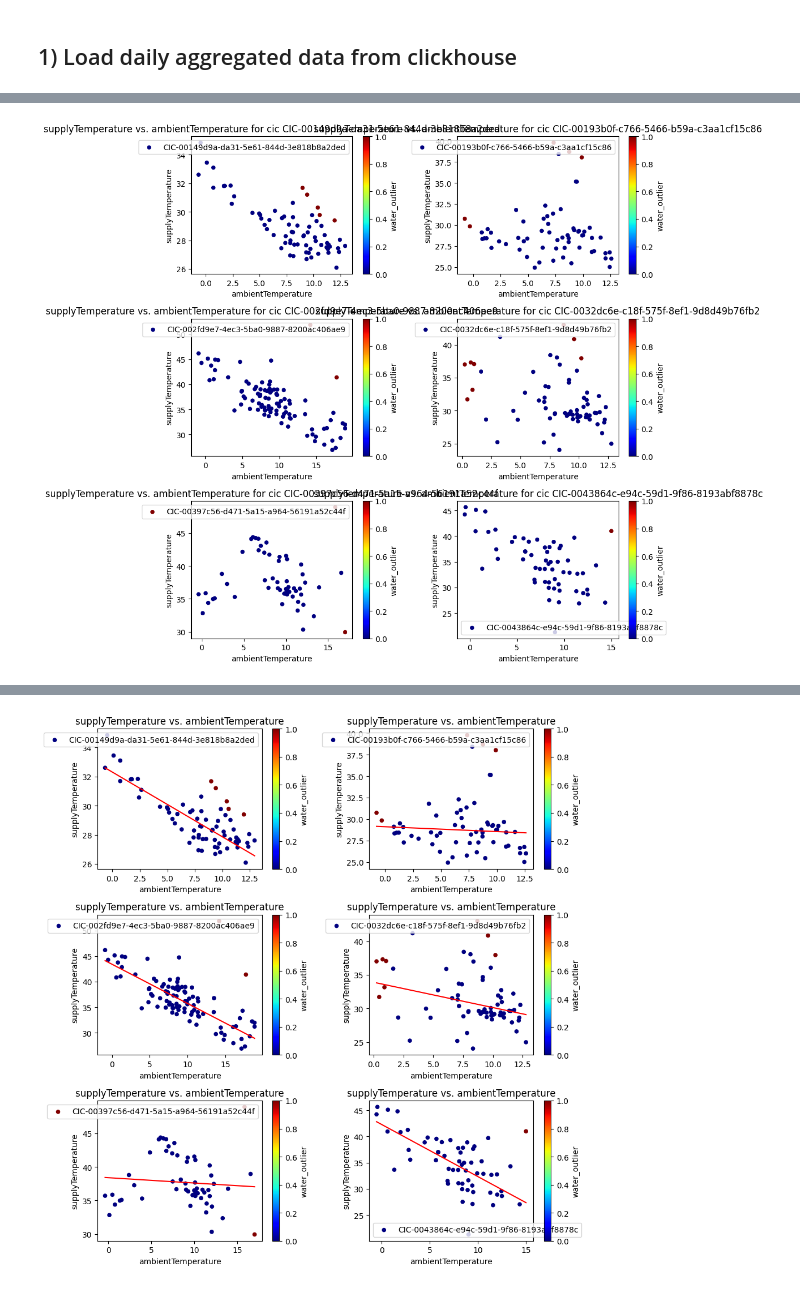
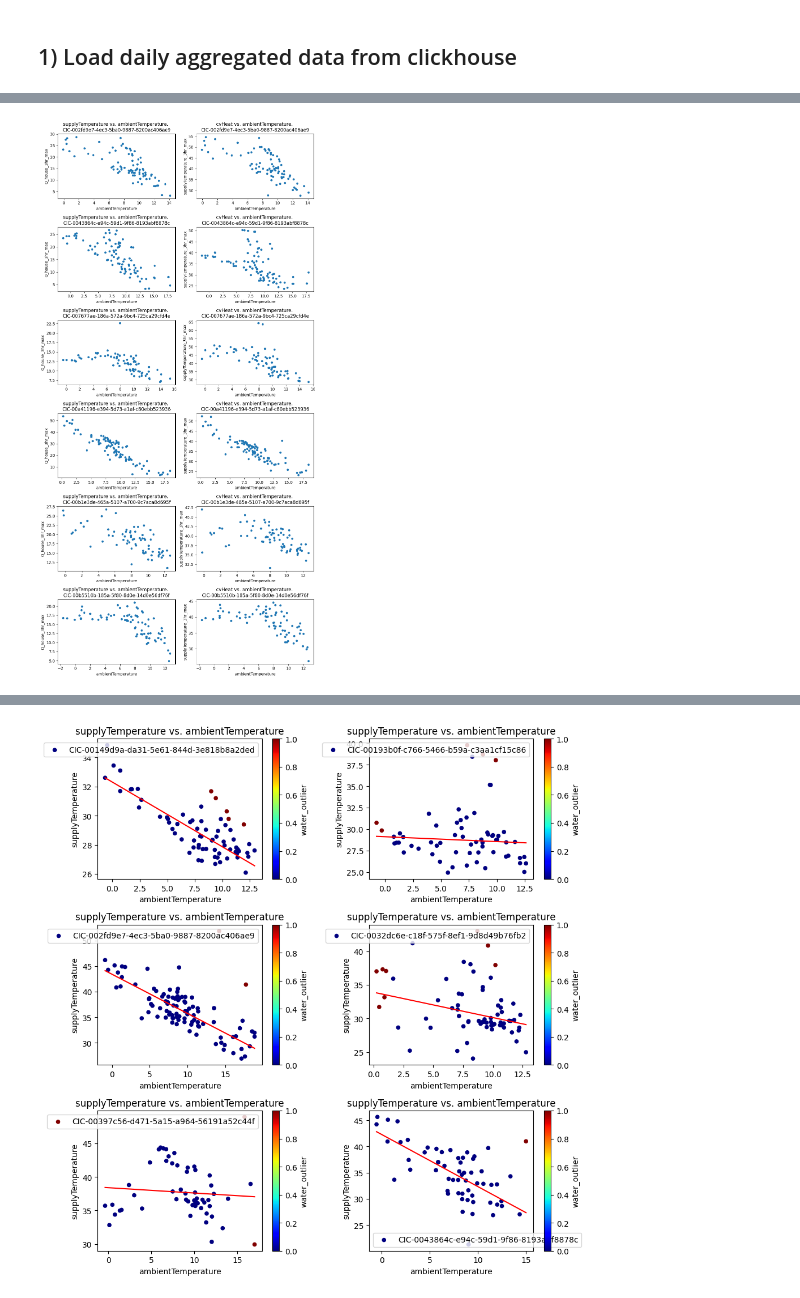
Before and after one commit to season0112/quatt_data_analysis, a Jupyter notebook: all-e-market-research/all-e-market-research.ipynb, the cells around one changed output, grey strips where cells are left out. Drawn from its saved outputs; the diff is of its cells as text; code cells hidden in the pictures.

```diff
--- a/all-e-market-research/all-e-market-research.ipynb
+++ b/all-e-market-research/all-e-market-research.ipynb
@@ -463,7 +465,7 @@ del HOST_CH, USERNAME_CH, PASSWORD_CH
 # %%
 # Get data from a 100 CiCs
 LOAD_LOCAL_DATA = True
-SAVE_LOCAL_DATA = True
+SAVE_LOCAL_DATA = False
 
 filename = 'CH_data.csv'
 filepath = path.join(os.getcwd(), 'data', filename)
@@ -471,7 +473,7 @@ filepath = path.join(os.getcwd(), 'data', filename)
 if LOAD_LOCAL_DATA:
     df_cics = pd.read_csv(filepath)
 else:
-    num_cics = 4000
+    num_cics = 5000
     start_date = '2023-08-01'
     # end_date = '2023-04-30'
     cic_stats_table = 'cic_stats'
@@ -540,0 +743,12 @@ else:
+# %%
+# df_cics['dm'] = df_cics['d'].dt.strftime('%m-%d')
+df_cics.sort_values(by='d', inplace=True)
+ax = df_cics.plot(kind='scatter', y='ambientTemperature', x='d', figsize=[30, 6], c='ambientTemperature', cmap='jet', rot=45, alpha=0.3, grid=True)
+
+# Customizing to show every other label
+labels = ax.get_xticklabels()
+for i, label in enumerate(labels):
+    if i % 2 != 0:  # Hide every other label
+        label.set_visible(False)
+
+plt.show()
@@ -601,29 +826,39 @@ Mean of empty slice
+# %%
+df_cics['cv_ratio'] = df_cics['Q_cv'] / df_cics['Q_house']
 # %%
-# plot supplyTemperature vs. ambientTemperature for several cic's using seaborn
+# plot supplyTemperature vs. ambientTemperature for several cic's
 import seaborn as sns
 import matplotlib.pyplot as plt
 cics = df_cics['cic_id'].unique()
 
-fig, axs = plt.subplots(3, 2, figsize=(10, 10))
+fig, axs = plt.subplots(6, 2, figsize=(10, 20))
 axs = axs.flatten()  # Flatten the array of axes to easily iterate over it
 
 for i, cic in enumerate(cics[:6]):  # Change the slice to select the first 6 cics
-    df_cic = df_cics[df_cics['cic_id'] == cic]
-    df_cic.plot(kind='scatter', x='ambientTemperature', y='supplyTemperature',
-                c='water_outlier', cmap='jet', ax=axs[i], label=cic, colorbar=True)
-    axs[i].set_title(f'supplyTemperature vs. ambientTemperature for cic {cic}')
-    axs[i].legend()
+    df_cic = df_cics[df_cics['cic_id'] == cics[i+6]]
+    df_cic.plot(kind='scatter', x='ambientTemperature', y='Q_house_3hr_max',
+                # c='heat_outlier', cmap='jet',
+                ax=axs[i*2], label=cic)
+    axs[i*2].set_title(f'supplyTemperature vs. ambientTemperature. \n{cic}')
+    axs[i*2].get_legend().remove()
+
+    df_cic.plot(kind='scatter', x='ambientTemperature', y='supplyTemperature_3hr_max',
+                 ax=axs[i*2+1], label=cic)
+    axs[i*2+1].set_title(f'cvHeat vs. ambientTemperature. \n{cic}')
+    axs[i*2+1].get_legend().remove()
+    # axs[i].collections[0].colorbar.remove()
+
 
 plt.tight_layout()  # Adjust the layout so that the plots do not overlap
 plt.show()
 
 
 
 # fig = go.Figure()
 # for cic in cics[:5]:
 #     df_cic = df_cics[df_cics['cic_id'] == cic]
 #     fig.add_trace(go.Scatter(x=df_cic['ambientTemperature'], y=df_cic['supplyTemperature'], mode='markers', name=cic))
 # fig.update_layout(title='supplyTemperature vs. ambientTemperature for several cic\'s')
 # fig.show()
 # %% [output]
-[figure, old version]
+[figure, new version]
```
Also changed, not shown: parts of 35 cells of this notebook.
